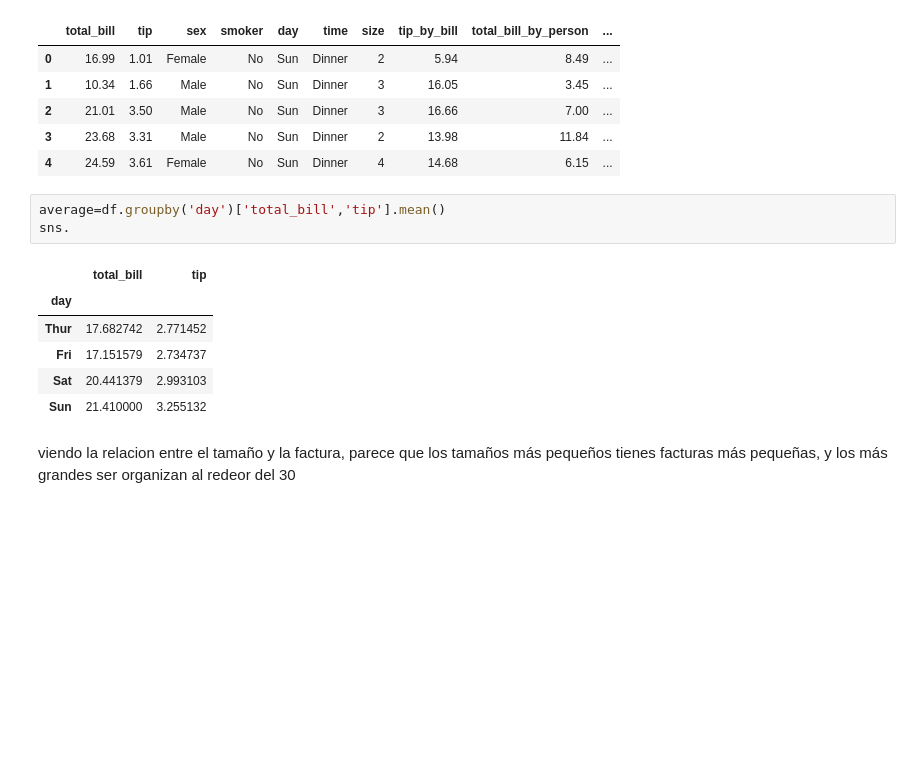
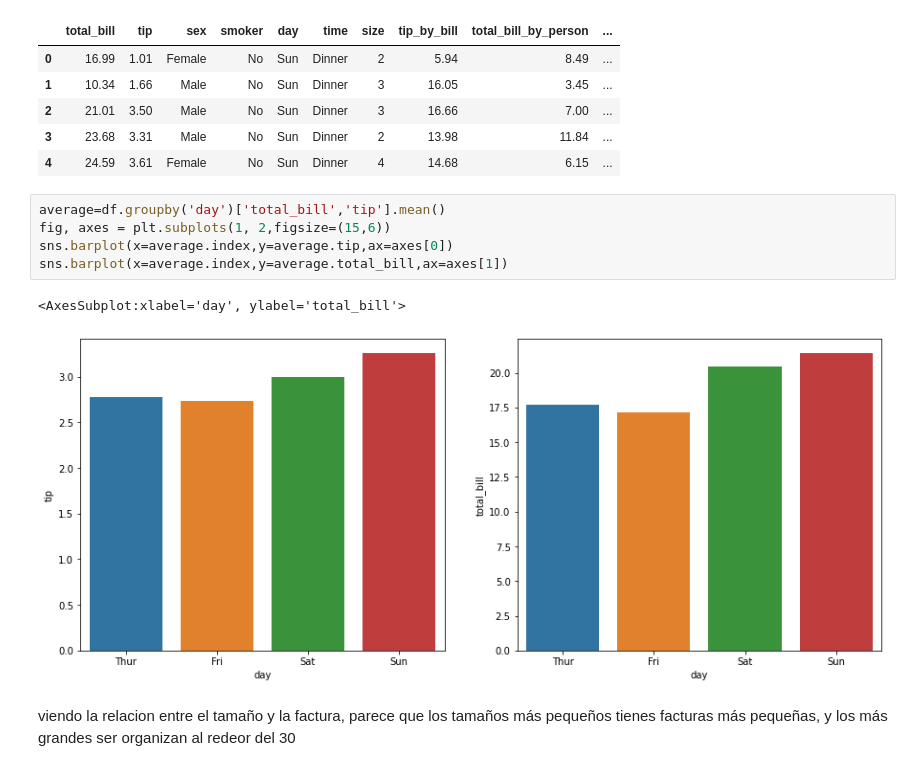
Before and after one commit to mmarcrr/Visualitzacio-grafica-de-Multiples-variables, a Jupyter notebook: S04T02.ipynb, the cells around one changed output. Drawn from its saved outputs; the diff is of its cells as text; blank space fills up the shorter version.

```diff
--- a/S04T02.ipynb
+++ b/S04T02.ipynb
@@ -214,16 +211,14 @@ df.head()
 | 2 | 21.01 | 3.50 | Male | No | Sun | Dinner | 3 | 16.66 | 7.00 | ... |
 | 3 | 23.68 | 3.31 | Male | No | Sun | Dinner | 2 | 13.98 | 11.84 | ... |
 | 4 | 24.59 | 3.61 | Female | No | Sun | Dinner | 4 | 14.68 | 6.15 | ... |
-# %%
-average=df.groupby('day')['total_bill','tip'].mean()
-sns.
-# %% [output]
-|  | total_bill | tip |
-| day |  |  |
-| Thur | 17.682742 | 2.771452 |
-| Fri | 17.151579 | 2.734737 |
-| Sat | 20.441379 | 2.993103 |
-| Sun | 21.410000 | 3.255132 |
+# %%
+average=df.groupby('day')['total_bill','tip'].mean()
+fig, axes = plt.subplots(1, 2,figsize=(15,6))
+sns.barplot(x=average.index,y=average.tip,ax=axes[0])
+sns.barplot(x=average.index,y=average.total_bill,ax=axes[1])
+# %% [output]
+<AxesSubplot:xlabel='day', ylabel='total_bill'>
+[figure, added]
 # %% [markdown]
 viendo la relacion entre el tamaño y la factura, parece que los tamaños más pequeños tienes facturas más pequeñas, y los más grandes ser organizan al redeor del 30
 # %% [markdown]
```
Also changed, not shown: parts of 9 cells of this notebook, 1 other file.
